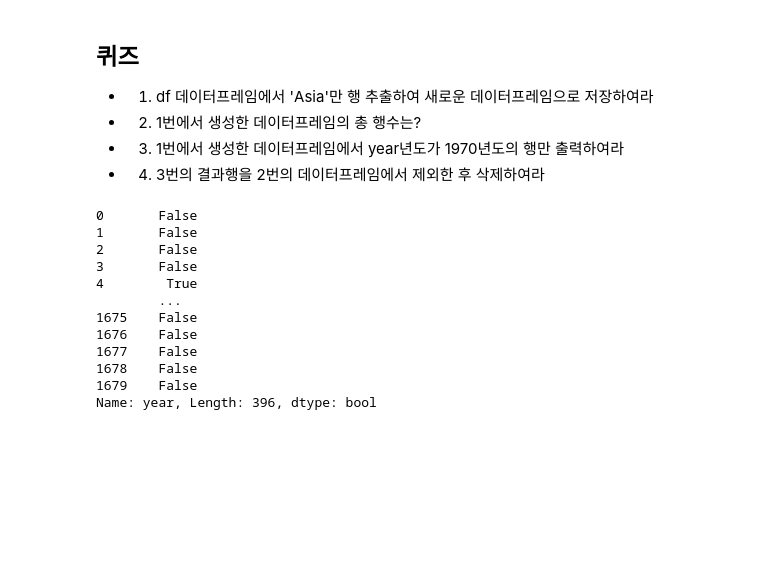
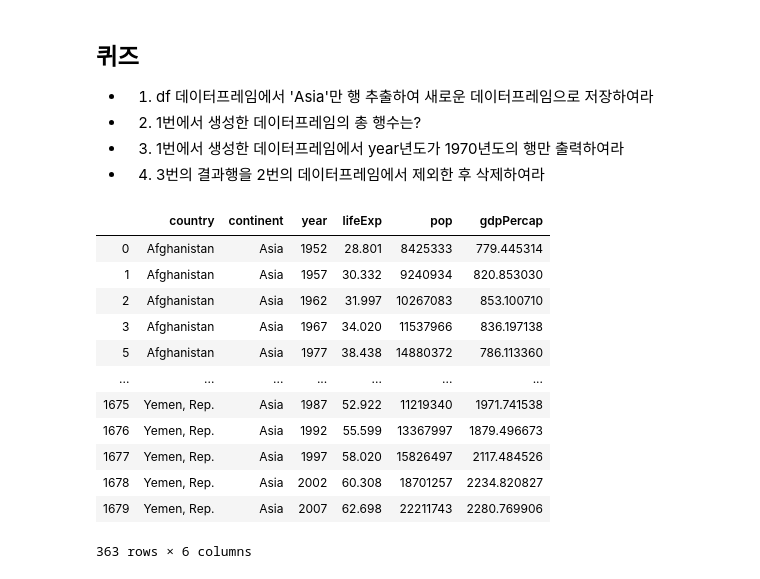
Before and after one commit to minseunghwang/YouthAcademy, a Jupyter notebook: day3/pandas04 - 행 관리.ipynb, the cells around one changed output. Cells and saved outputs as stored; diff of their text form; code cells hidden in the pictures; blank space fills up the shorter version.

```diff
--- a/day3/pandas04 - 행 관리.ipynb
+++ b/day3/pandas04 - 행 관리.ipynb
@@ -461,27 +461,28 @@ df_kor
 # %%
 # 1
 df_asia = df[df['continent'] == 'Asia']
 df_asia
 
 # 2
 df_asia.shape[0]
 
 # 3
 df_asia[df_asia['year'] == 1972]
 
 # 4
-df_asia.drop()
-df_asia['year'] == 1972
+df_asia2 = df_asia.drop(df_asia[df_asia['year'] == 1972].index, axis=0)
+df_asia2
 # %% [output]
+|  | country | continent | year | lifeExp | pop | gdpPercap |
+| 0 | Afghanistan | Asia | 1952 | 28.801 | 8425333 | 779.445314 |
+| 1 | Afghanistan | Asia | 1957 | 30.332 | 9240934 | 820.853030 |
+| 2 | Afghanistan | Asia | 1962 | 31.997 | 10267083 | 853.100710 |
+| 3 | Afghanistan | Asia | 1967 | 34.020 | 11537966 | 836.197138 |
+| 5 | Afghanistan | Asia | 1977 | 38.438 | 14880372 | 786.113360 |
+| ... | ... | ... | ... | ... | ... | ... |
+| 1675 | Yemen, Rep. | Asia | 1987 | 52.922 | 11219340 | 1971.741538 |
+| 1676 | Yemen, Rep. | Asia | 1992 | 55.599 | 13367997 | 1879.496673 |
+| 1677 | Yemen, Rep. | Asia | 1997 | 58.020 | 15826497 | 2117.484526 |
+| 1678 | Yemen, Rep. | Asia | 2002 | 60.308 | 18701257 | 2234.820827 |
+| 1679 | Yemen, Rep. | Asia | 2007 | 62.698 | 22211743 | 2280.769906 |
-0       False
-1       False
-2       False
-3       False
-4        True
-        ...
-1675    False
-1676    False
-1677    False
-1678    False
-1679    False
-Name: year, Length: 396, dtype: bool
+363 rows × 6 columns
```
Also changed, not shown: 4 other files.
